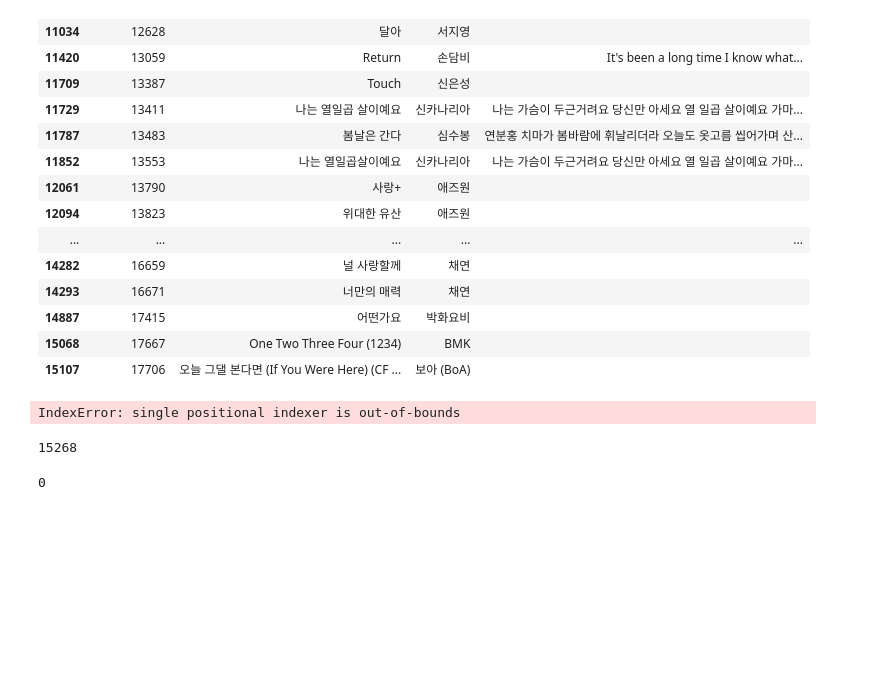
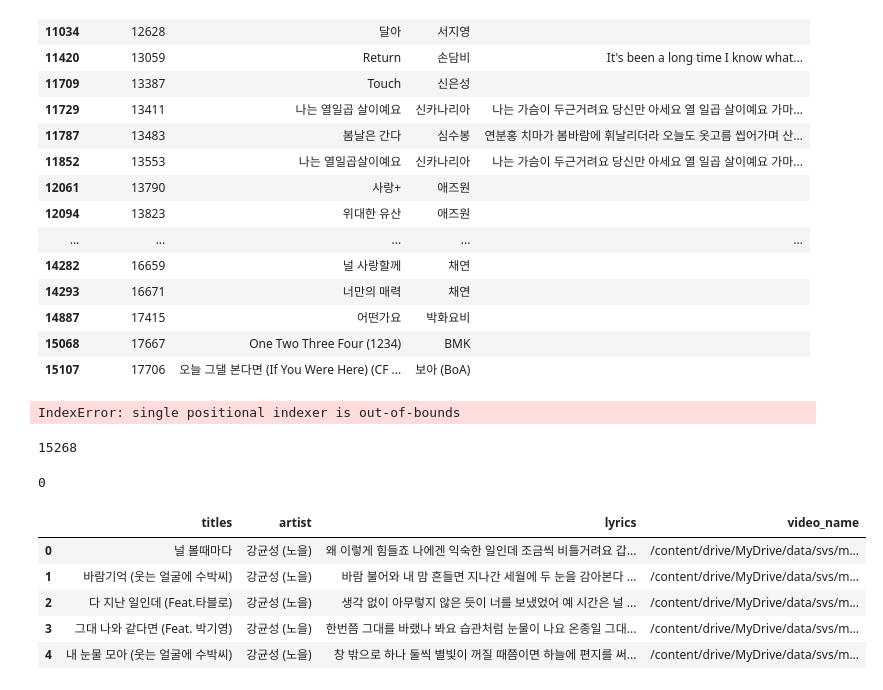
Before and after one commit to Ldoun/DeepSinger, a Jupyter notebook: data_crawling/df_preprocess.ipynb, the cells around one changed output. Drawn from its saved outputs; the diff is of its cells as text; code cells hidden in the pictures; blank space fills up the shorter version.

```diff
--- a/data_crawling/df_preprocess.ipynb
+++ b/data_crawling/df_preprocess.ipynb
@@ -169,0 +178,9 @@ lyrics_result_drop.to_csv('lyrics_result_drop.csv')
+# %%
+data.head()
+# %% [output]
+|  | titles | artist | lyrics | video_name |
+| 0 | 널 볼때마다 | 강균성 (노을) | 왜 이렇게 힘들죠 나에겐 익숙한 일인데 조금씩 비틀거려요 갑... | /content/drive/MyDrive/data/svs/m... |
+| 1 | 바람기억 (웃는 얼굴에 수박씨) | 강균성 (노을) | 바람 불어와 내 맘 흔들면 지나간 세월에 두 눈을 감아본다 ... | /content/drive/MyDrive/data/svs/m... |
+| 2 | 다 지난 일인데 (Feat.타블로) | 강균성 (노을) | 생각 없이 아무렇지 않은 듯이 너를 보냈었어 예 시간은 널 ... | /content/drive/MyDrive/data/svs/m... |
+| 3 | 그대 나와 같다면 (Feat. 박기영) | 강균성 (노을) | 한번쯤 그대를 바랬나 봐요 습관처럼 눈물이 나요 온종일 그대... | /content/drive/MyDrive/data/svs/m... |
+| 4 | 내 눈물 모아 (웃는 얼굴에 수박씨) | 강균성 (노을) | 창 밖으로 하나 둘씩 별빛이 꺼질 때쯤이면 하늘에 편지를 써... | /content/drive/MyDrive/data/svs/m... |
```
Also changed, not shown: parts of 10 cells of this notebook, 3 other files.
